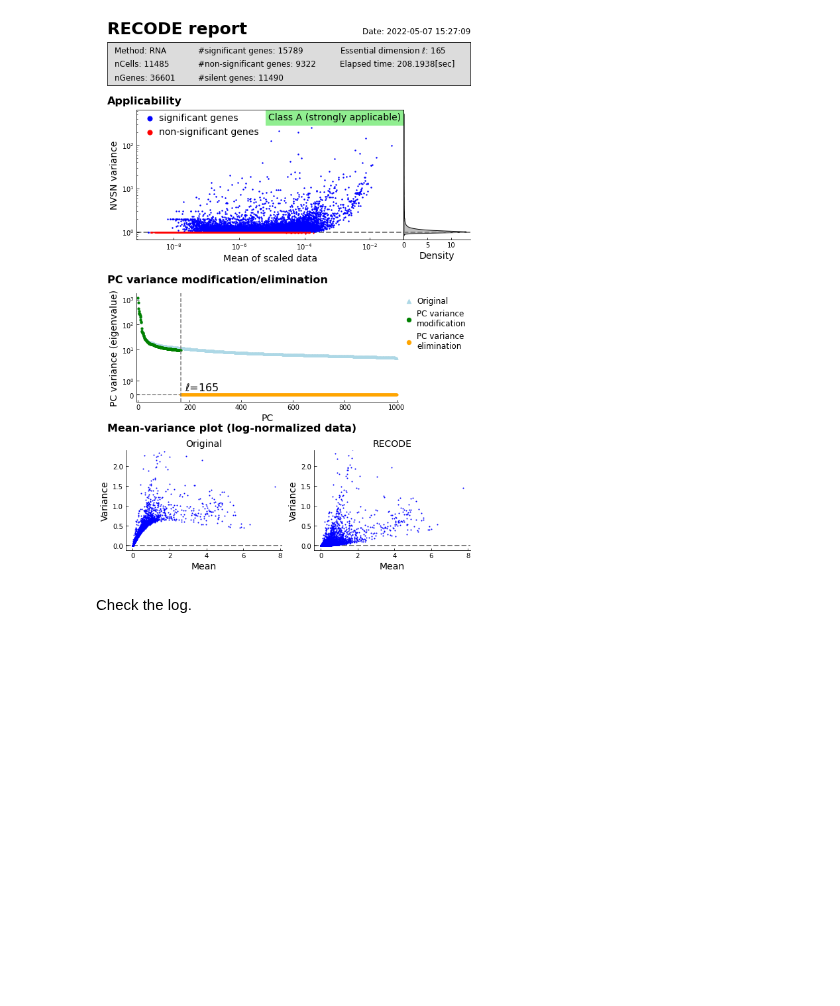
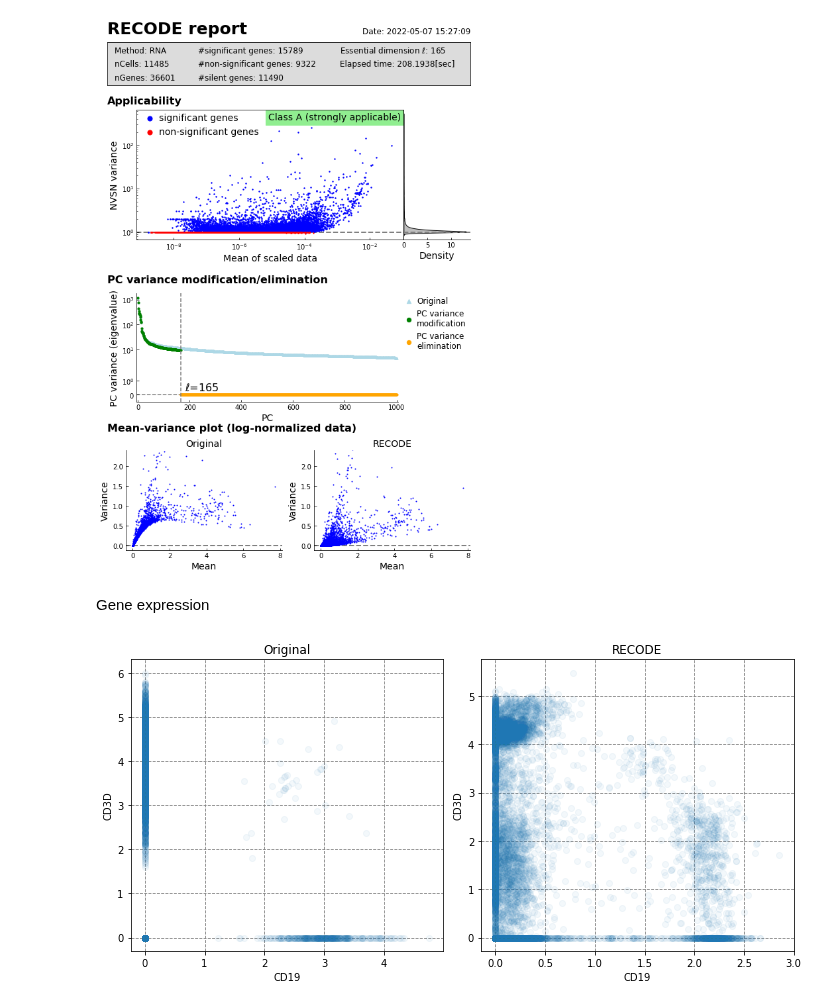
Before and after one commit to yusuke-imoto-lab/RECODE, a Jupyter notebook: python/sphinx/Tutorials/Tutorial_RNA.ipynb, the cells around one changed output. Cells and saved outputs as stored; diff of their text form; code cells hidden in the pictures; blank space fills up the shorter version.

```diff
--- a/python/sphinx/Tutorials/Tutorial_RNA.ipynb
+++ b/python/sphinx/Tutorials/Tutorial_RNA.ipynb
@@ -46,5 +46,26 @@ Show report:
 recode.report()
 # %% [output]
 [figure]
-# %% [markdown]
-Check the log.
+# %% [markdown]
+Gene expression
+# %%
+import matplotlib.pyplot as plt
+
+genes = ['CD19','CD3D']
+size_factor = 1e5
+alpha = 0.05
+
+plot_data = [np.log(size_factor*adata.X.toarray().T/np.sum(adata.X.toarray(),axis=1)+1).T,
+             np.log(size_factor*adata.obsm['RECODE'].T/np.sum(adata.obsm['RECODE'],axis=1)+1).T]
+names = ['Original','RECODE']
+
+n_ax = len(plot_data)
+fig,ax = plt.subplots(1,n_ax,figsize=(5*n_ax,5),tight_layout=True)
+for i in range(n_ax):
+    ax[i].scatter(plot_data[i][:,adata.var.index==genes[0]], plot_data[i][:,adata.var.index==genes[1]], alpha=alpha,zorder=10)
+    ax[i].set_xlabel(genes[0])
+    ax[i].set_ylabel(genes[1])
+    ax[i].set_title(names[i])
+    ax[i].grid(ls='--',color='gray',zorder=0)
+# %% [output]
+[figure, added]
```
Also changed, not shown: 1 other file.
